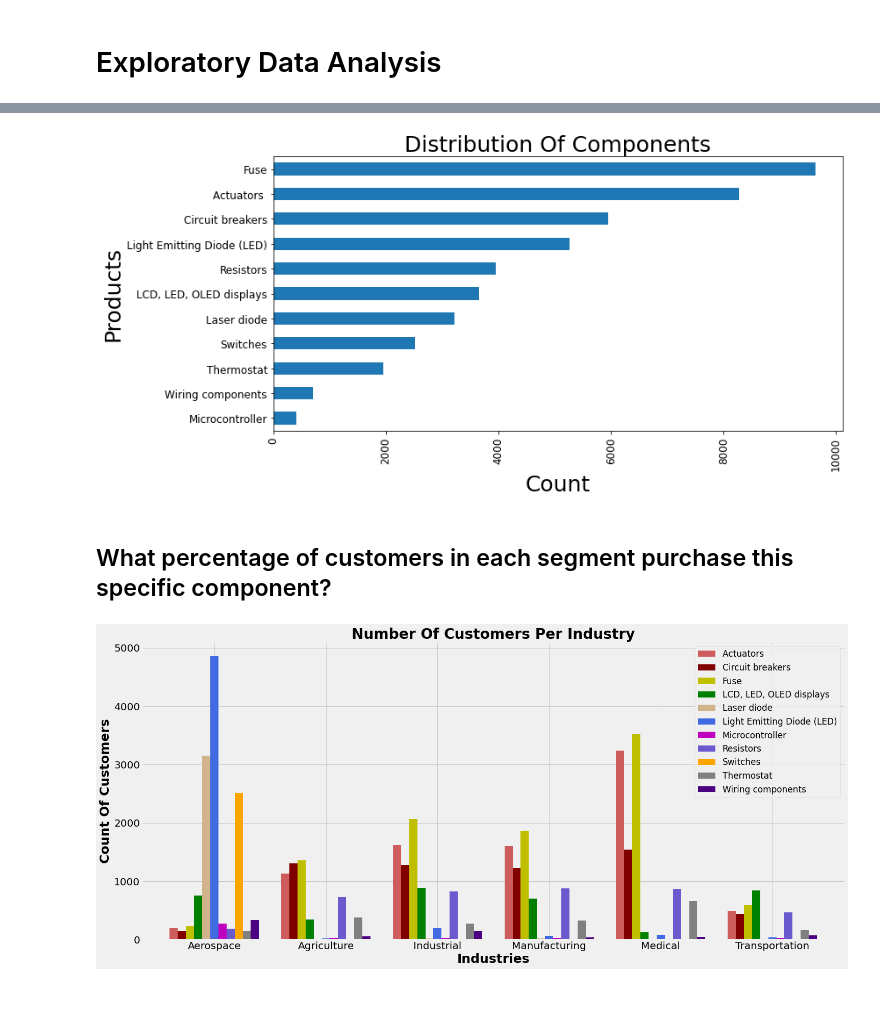
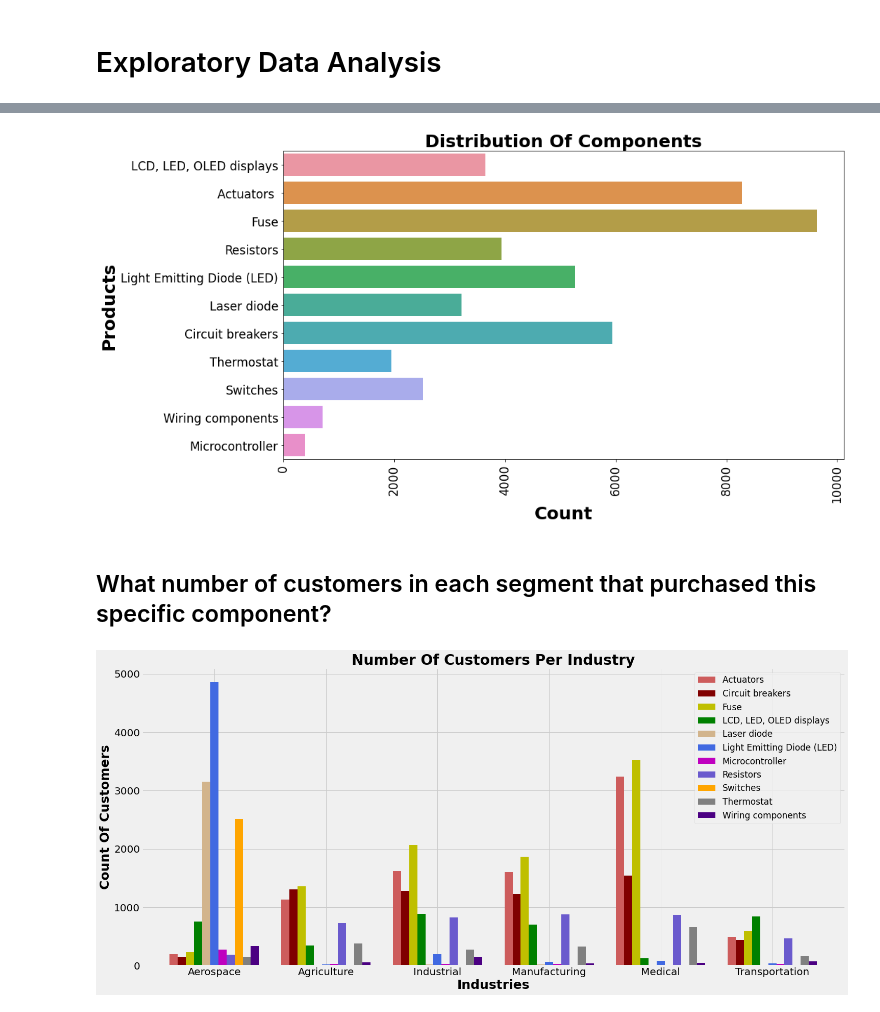
Before and after one commit to ValGRY/Data-Science-Projects, a Jupyter notebook: Techno Industries Inc/Techno Industries Inc..ipynb, the cells around one changed output, grey strips where cells are left out. Cells and saved outputs as stored; diff of their text form; code cells hidden in the pictures.

```diff
--- a/Techno Industries Inc/Techno Industries Inc..ipynb
+++ b/Techno Industries Inc/Techno Industries Inc..ipynb
@@ -172,18 +178,19 @@ plt.tight_layout()
 # %%
-plt.figure(figsize=(12,6))
-df['Product'].value_counts().sort_values().plot(kind = 'barh')
+plt.figure(figsize=(15,8))
 
-plt.yticks(size = 12)
-plt.xticks(size = 12)
-plt.xlabel('Count', size = 25)
+ax = sns.countplot(y ='Product', data=df)
+
+plt.yticks(size = 17)
+plt.xticks(size = 17)
+plt.xlabel('Count', size = 25, weight = 'bold')
 plt.xticks(rotation=90)
-plt.ylabel('Products', size = 25)
-plt.title('Distribution Of Components', size = 25)
+plt.ylabel('Products', size = 25, weight = 'bold')
+plt.title('Distribution Of Components', size = 25, weight = 'bold')
 plt.tight_layout()
 # %% [output]
-[figure, old version]
+[figure, new version]
 # %% [markdown]
-## What percentage of customers in each segment purchase this specific component?
+## What number of customers in each segment that purchased this specific component?
 # %%
 plt.style.use('fivethirtyeight')
 
```
Also changed, not shown: parts of 25 cells of this notebook.
